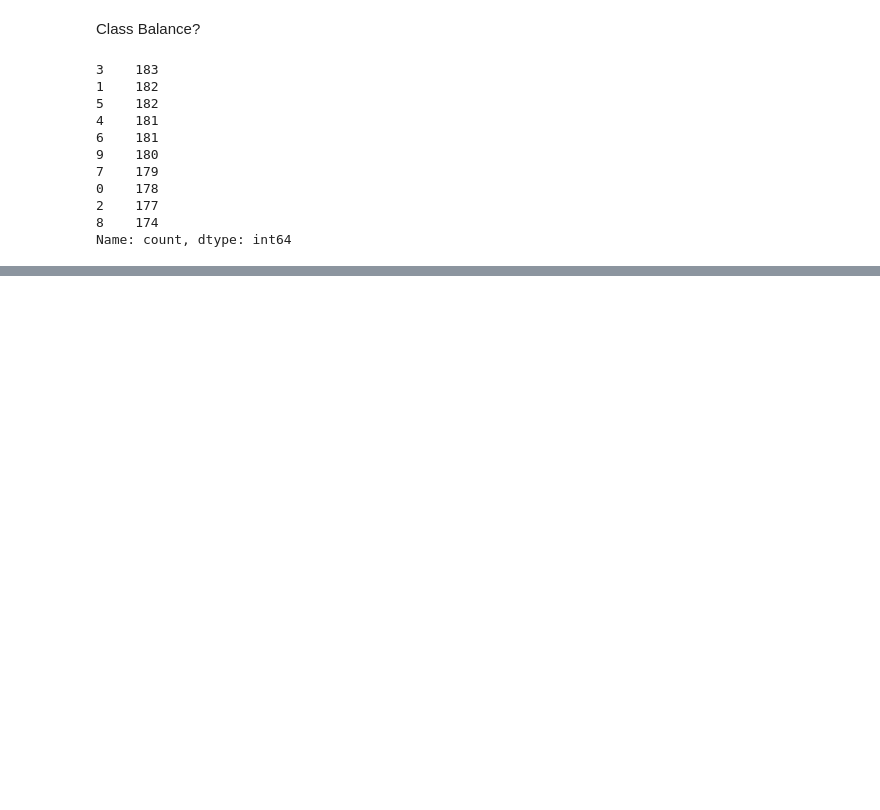
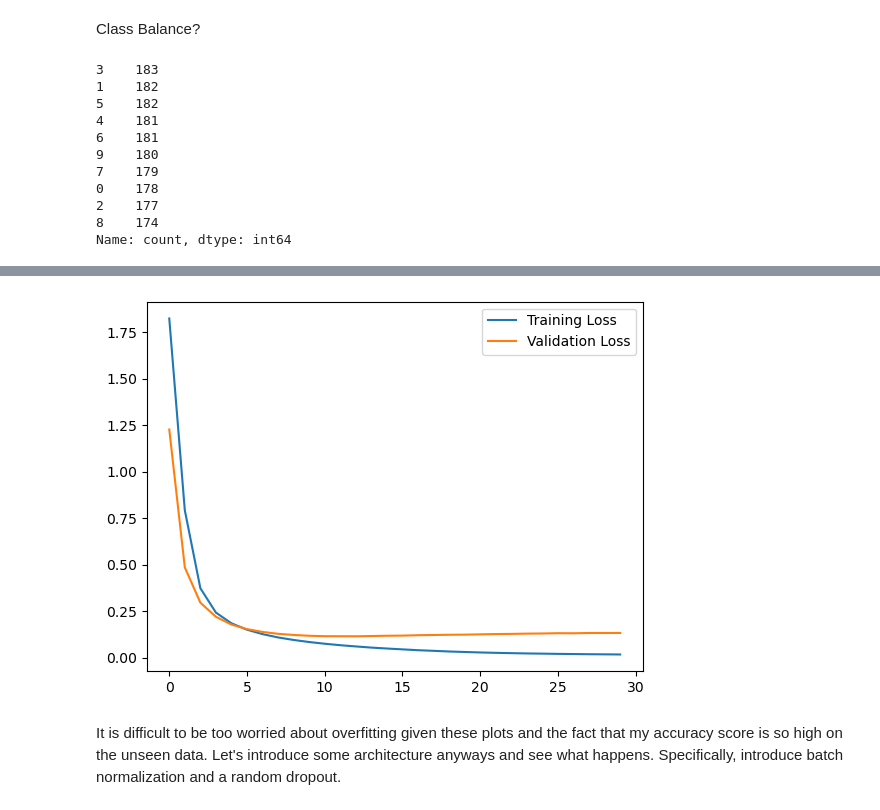
Before and after one commit to gpo2105/Advanced-Analytics_Lab, a Jupyter notebook: NN.ipynb, the cells around one changed output, grey strips where cells are left out. Drawn from its saved outputs; the diff is of its cells as text; code cells hidden in the pictures; blank space fills up the shorter version.

```diff
--- a/NN.ipynb
+++ b/NN.ipynb
@@ -92,4 +83,6 @@ Prepare & Split the Data
 Load the digits dataset (or a similar image-based dataset).
 
 Scale or normalize features as needed (e.g., pixels in the range [0,1]) and split into training and testing sets.
+# %%
+X_digits = X_digits / 16 # To scale the pixels to 0-1.
 # %%
@@ -103,10 +98,7 @@ Use an activation function (relu, tanh, or sigmoid) and monitor validation accur
 # %%
 model = tf.keras.Sequential([
-    layers.Input(shape = (X_train.shape[1])),
-    layers.Dense(128, activation='relu', input_shape=(64,)),
+    layers.Input(shape = (X_train.shape[1],)),
+    layers.Dense(128, activation='relu'),
     layers.Dense(64, activation='relu'),
     layers.Dense(10, activation='softmax')
 ])
-
-model.compile(optimizer='adam', loss='sparse_categorical_crossentropy', metrics=['accuracy'])
-history = model.fit(X_train, y_train, validation_data=(X_test, y_test), epochs=30)
@@ -164,0 +157,9 @@ plt.show()
+# %%
+plt.plot(history.history['loss'], label='Training Loss')
+plt.plot(history.history['val_loss'], label='Validation Loss')
+plt.legend()
+plt.show()
+# %% [output]
+[figure, added]
+# %% [markdown]
+It is difficult to be too worried about overfitting given these plots and the fact that my accuracy score is so high on the unseen data.  Let's introduce some architecture anyways and see what happens. Specifically, introduce batch normalization and a random dropout.
```
Also changed, not shown: parts of 20 cells of this notebook, 2 other files.
